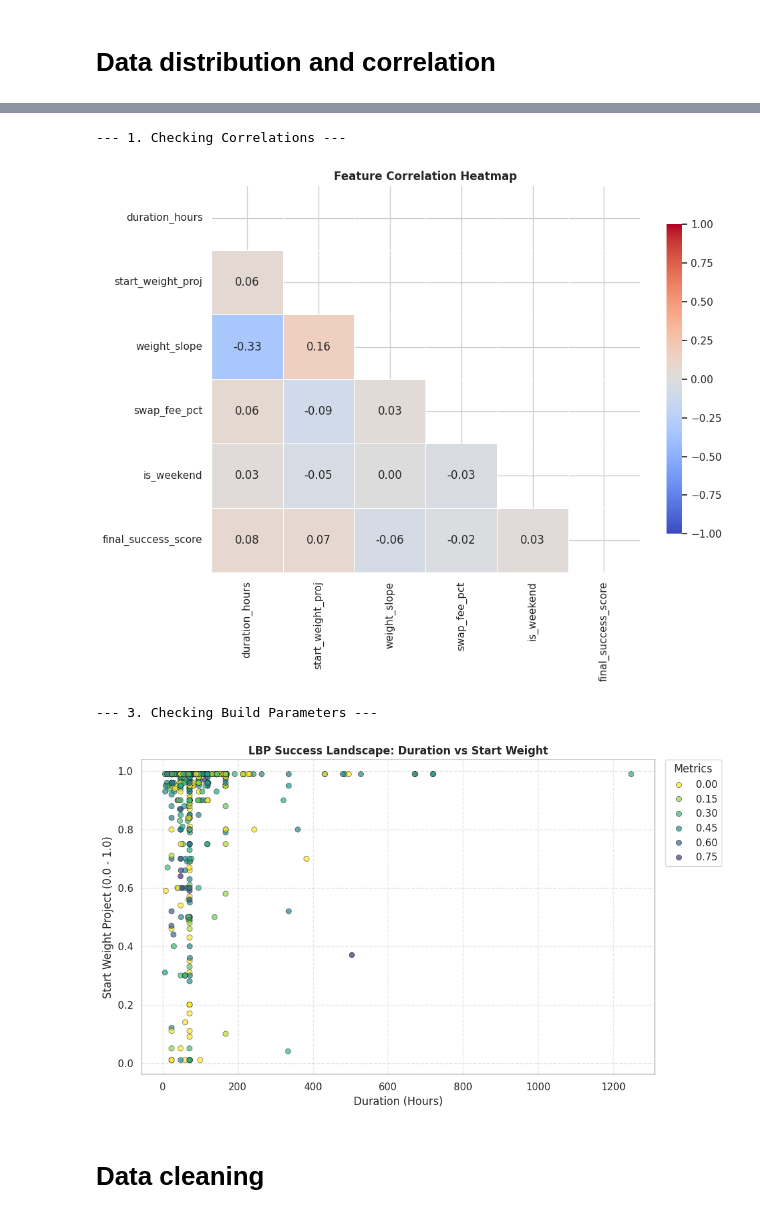
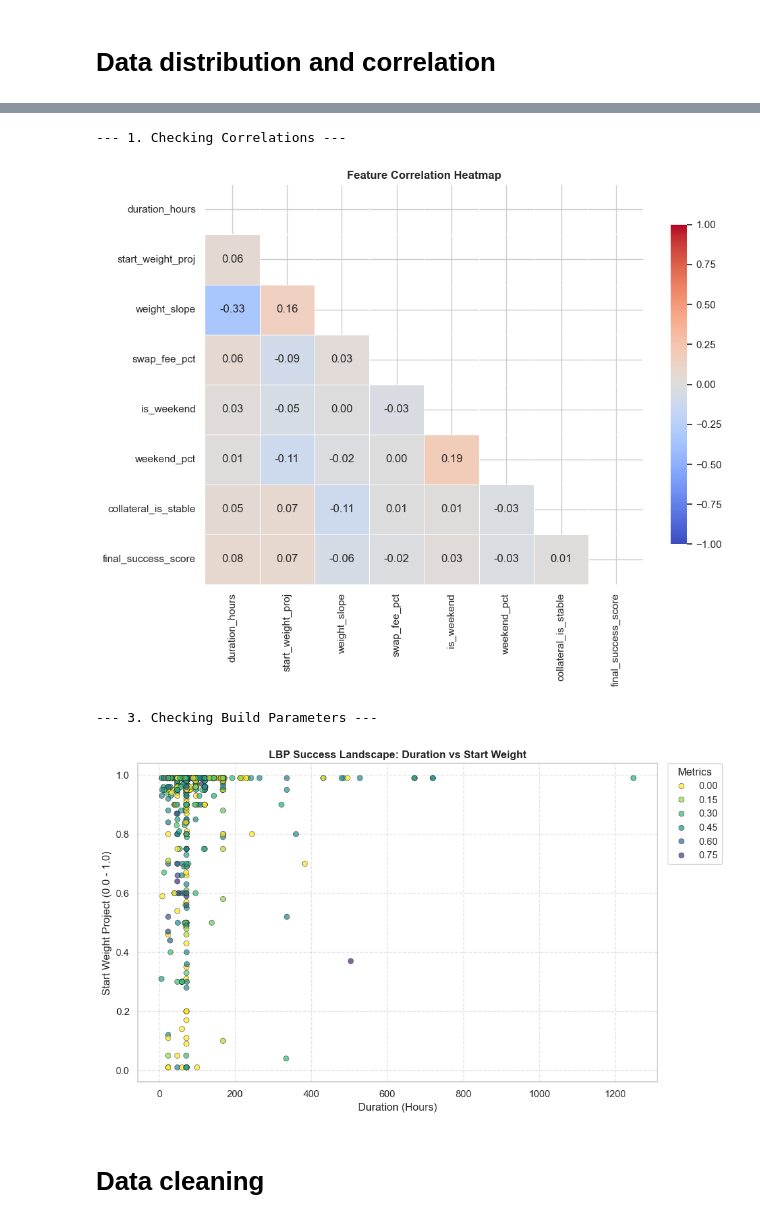
Before and after one commit to kaiquevalentim/fair-launch-analytics, a Jupyter notebook: analytics/dune_api_downloads/v1v2_eda_and_data_cleaning.ipynb, the cells around one changed output, grey strips where cells are left out. Drawn from its saved outputs; the diff is of its cells as text; code cells hidden in the pictures.

```diff
--- a/analytics/dune_api_downloads/v1v2_eda_and_data_cleaning.ipynb
+++ b/analytics/dune_api_downloads/v1v2_eda_and_data_cleaning.ipynb
@@ -186,9 +186,10 @@ def plot_correlation_matrix(df):
         'duration_hours',
         'start_weight_proj',
         'weight_slope',          # New feature
-        'initial_liquidity_usd',  # New feature
         'swap_fee_pct',
         'is_weekend',
+        'weekend_pct',
+        'collateral_is_stable',
         'final_success_score'    # The Target
     ]
 
@@ -237,36 +238,36 @@ def plot_config_landscape(df):
         size=size_col,
         sizes=(20, 300),
         alpha=0.7,
         edgecolor='k'
     )
 
     plt.title('LBP Success Landscape: Duration vs Start Weight',
               fontsize=12, fontweight='bold')
     plt.xlabel('Duration (Hours)')
     plt.ylabel('Start Weight Project (0.0 - 1.0)')
 
     # Move legend outside
     plt.legend(bbox_to_anchor=(1.02, 1), loc='upper left',
                borderaxespad=0, title="Metrics")
     plt.grid(True, linestyle='--', alpha=0.5)
     plt.tight_layout()
     plt.show()
 
 
 # ---------------------------------------------------------
 # Execution
 # ---------------------------------------------------------
 # Ensure you pass the merged dataframe (Table A + Table B columns)
 print("--- 1. Checking Correlations ---")
 plot_correlation_matrix(training_dataset_df)
 
 print("--- 3. Checking Build Parameters ---")
 plot_config_landscape(training_dataset_df)
 # %% [output]
 --- 1. Checking Correlations ---
-[figure, old version]
+[figure, new version]
 --- 3. Checking Build Parameters ---
-[figure, old version]
+[figure, new version]
 # %% [markdown]
 # Data cleaning
 # %%
```
Also changed, not shown: parts of 2 cells of this notebook, 3 other files.
